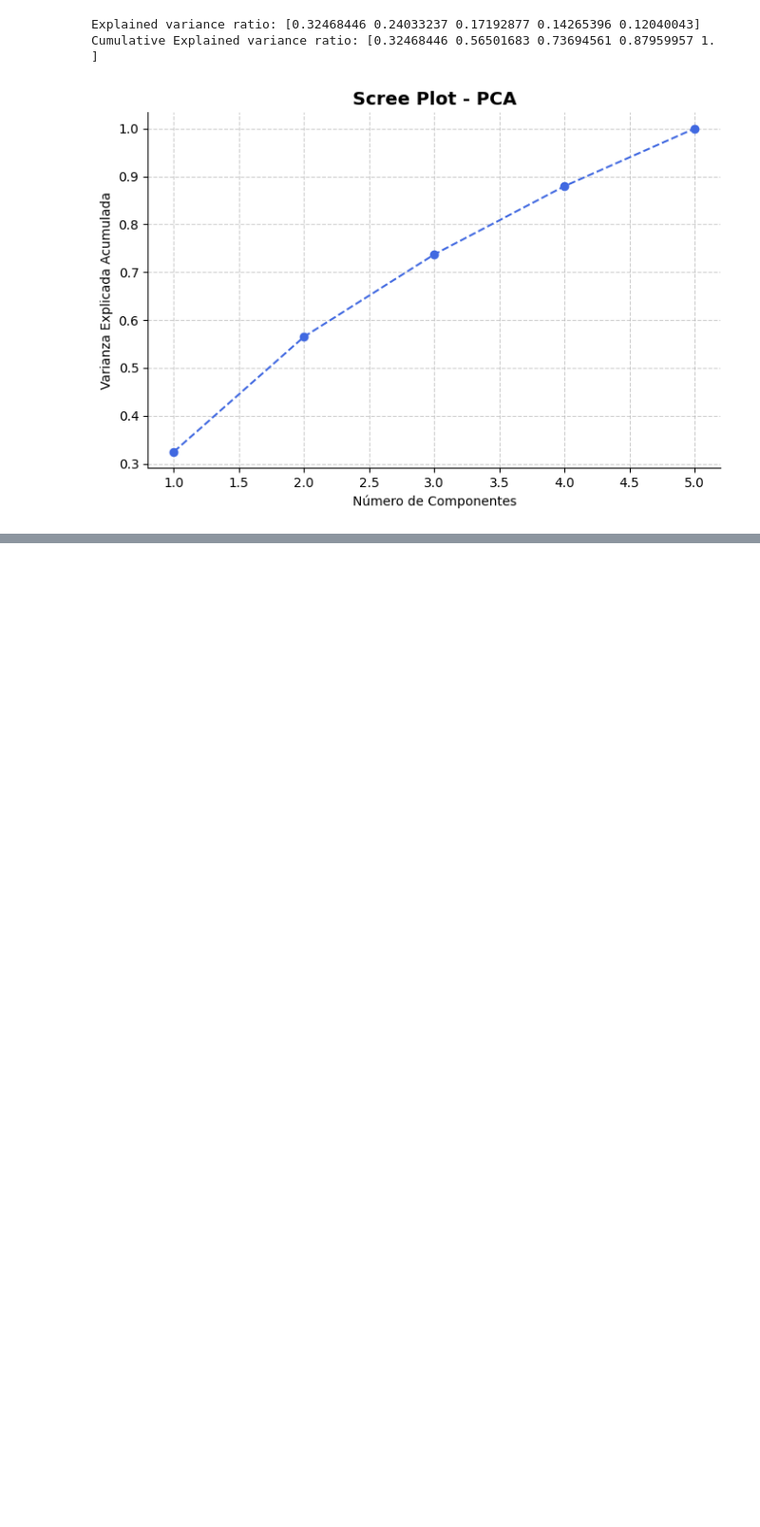
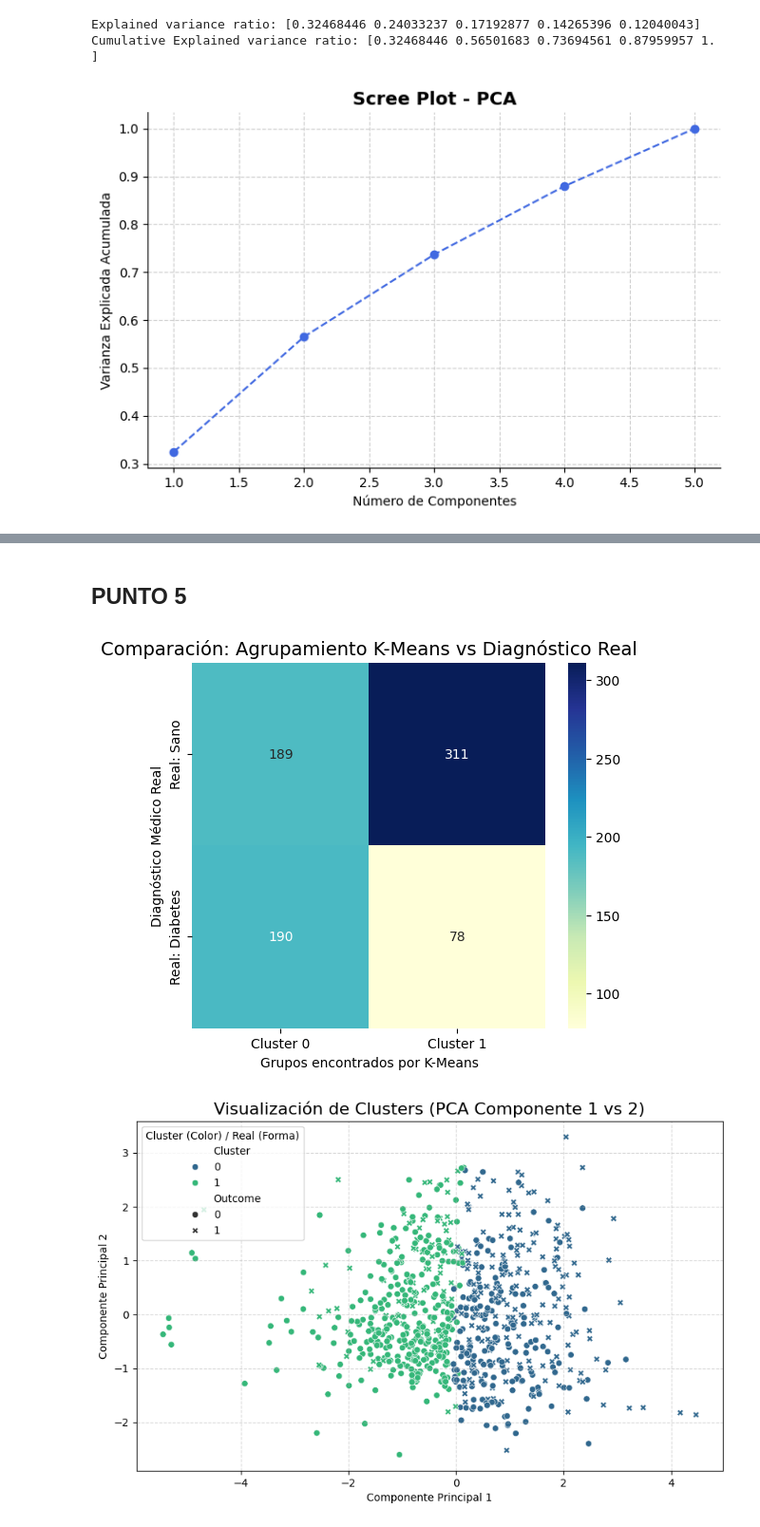
Before and after one commit to JeroXx11/Proyecto-3, a Jupyter notebook: Proyecto3.ipynb, the cells around one changed output, grey strips where cells are left out. Shown at 95% size. Saved outputs shown, nothing was run; the diff lists cells and outputs as text; code cells hidden in the pictures; blank space fills up the shorter version.

```diff
--- a/Proyecto3.ipynb
+++ b/Proyecto3.ipynb
@@ -426,0 +439,43 @@ Passing `palette` without assigning `hue` is deprecated and will be removed in v
+# %% [markdown]
+## PUNTO 5 ##
+# %%
+# 1. Configuración del Clustering
+# Usamos X_pca (los datos reducidos por PCA en el paso anterior)
+# Definimos n_clusters=2 porque sabemos que hay 2 grupos reales (Sano y Diabetes)
+kmeans = KMeans(n_clusters=2, random_state=42, n_init=10)
+
+# 2. Entrenamos el modelo (Aprendizaje No Supervisado)
+# Nota: Aquí no usamos 70/30 estrictamente porque no estamos "prediciendo" a futuro,
+# sino analizando la estructura de los datos actuales. Usamos todos los datos.
+clusters_predichos = kmeans.fit_predict(X_pca)
+
+# Agregamos los clusters al dataframe para analizar
+df_csv['Cluster'] = clusters_predichos
+
+# 3. Evaluación: ¿Se parecen los clusters a la realidad?
+# OJO: K-Means asigna 0 y 1 aleatoriamente. Puede que Cluster 0 sea Diabetes o viceversa.
+# Vamos a cruzarlo con la variable real 'Outcome'
+cm_cluster = confusion_matrix(df_csv['Outcome'], df_csv['Cluster'])
+
+# Gráfico de Matriz de Confusión (Cluster vs Realidad)
+plt.figure(figsize=(6, 5))
+sns.heatmap(cm_cluster, annot=True, fmt='d', cmap='YlGnBu',
+            xticklabels=['Cluster 0', 'Cluster 1'],
+            yticklabels=['Real: Sano', 'Real: Diabetes'])
+plt.title('Comparación: Agrupamiento K-Means vs Diagnóstico Real', fontsize=14)
+plt.xlabel('Grupos encontrados por K-Means')
+plt.ylabel('Diagnóstico Médico Real')
+plt.show()
+
+# 4. Visualización en 2D (Usando los 2 primeros componentes del PCA)
+plt.figure(figsize=(10, 6))
+sns.scatterplot(x=X_pca[:, 0], y=X_pca[:, 1], hue=df_csv['Cluster'], palette='viridis', style=df_csv['Outcome'])
+plt.title('Visualización de Clusters (PCA Componente 1 vs 2)', fontsize=16)
+plt.xlabel('Componente Principal 1')
+plt.ylabel('Componente Principal 2')
+plt.legend(title='Cluster (Color) / Real (Forma)')
+plt.grid(True, linestyle='--', alpha=0.5)
+plt.show()
+# %% [output]
+[figure, added]
+[figure, added]
```
Also changed, not shown: parts of 5 cells of this notebook.
